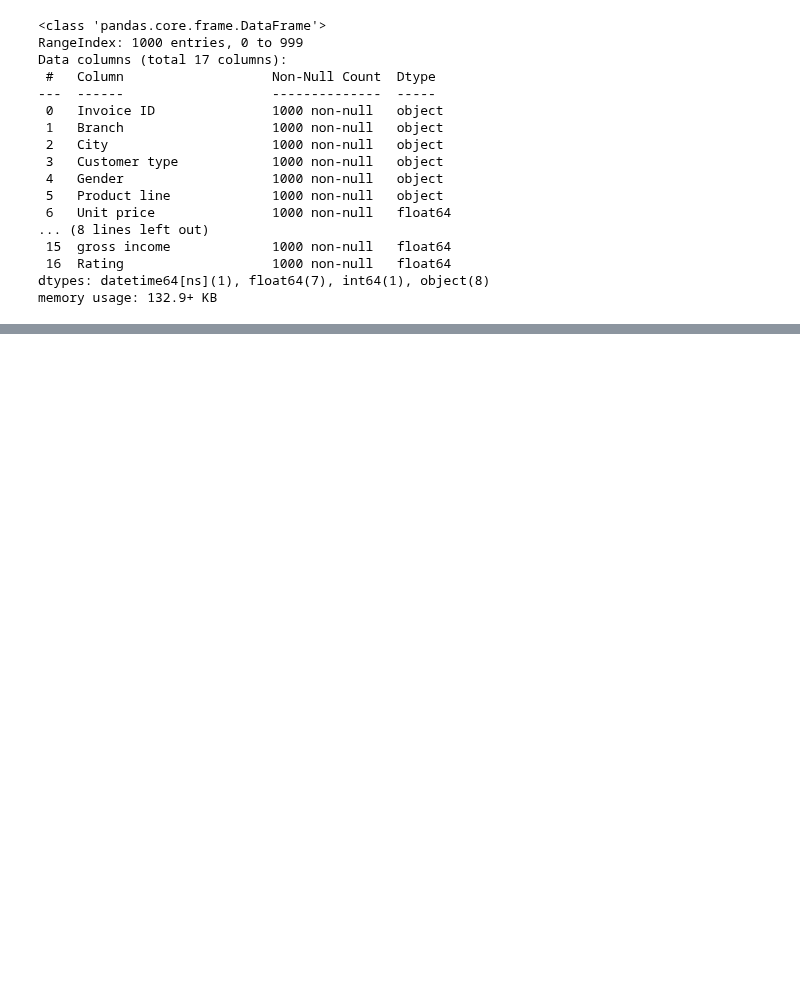
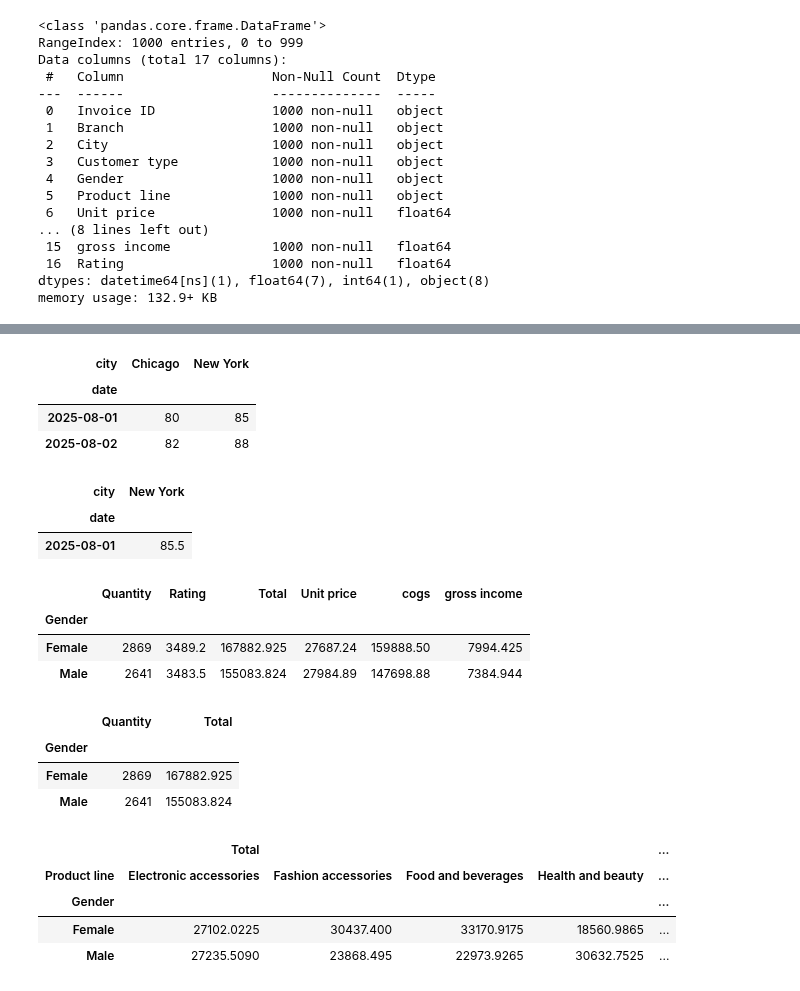
Before and after one commit to nyguerrillagirl/1000-days-of-code, a Jupyter notebook: src/python_projects/freecodecamp_data_science/anaconda_projects/part_6_reshaping_and_pivoting.ipynb, the cells around one changed output, grey strips where cells are left out. Cells and saved outputs as stored; diff of their text form; code cells hidden in the pictures; blank space fills up the shorter version.

Commit message:
Day #326 - java + dsa + figma + data science + reading (a full day really)

```diff
--- a/src/python_projects/freecodecamp_data_science/anaconda_projects/part_6_reshaping_and_pivoting.ipynb
+++ b/src/python_projects/freecodecamp_data_science/anaconda_projects/part_6_reshaping_and_pivoting.ipynb
@@ -82,4 +98,52 @@ KeyError: "['Date'] not found in axis"
+# %%
+pivoted = df.pivot(index='date', columns='city', values='temperature')
+pivoted
+# %% [output]
+| city | Chicago | New York |
+| date |  |  |
+| 2025-08-01 | 80 | 85 |
+| 2025-08-02 | 82 | 88 |
+# %%
+# pivot example with muliple values (not allowed)
+df = pd.DataFrame({
+    'date': ['2025-08-01', '2025-08-01'],
+    'city': ['New York', 'New York'],
+    'temperature': [85, 86]
+})
+# This will raise a ValueError due to duplicate index/column pairs
+#df.pivot(index='date', columns='city', values='temperature')
+
+# Fix
+df.pivot_table(index='date', columns='city', values='temperature', aggfunc='mean')
+# %% [output]
+| city | New York |
+| date |  |
+| 2025-08-01 | 85.5 |
 # %%
-# make a pivot table, add an aggregate function and select some columns
+# make a pivot table, add an aggregate function
+# pivot_table(index="Gender", columns="Total", aggfunc="sum")
+df_sales_sans_date = df_sales.drop(columns=['Date', 'Time'], errors='ignore')
+#df_sales_sans_date.info()
+df_sales_sans_date.pivot_table(index="Gender", values=["Quantity", "Rating", "Total", "Unit price", "cogs", "gross income"],aggfunc="sum")
+# %% [output]
+|  | Quantity | Rating | Total | Unit price | cogs | gross income |
+| Gender |  |  |  |  |  |  |
+| Female | 2869 | 3489.2 | 167882.925 | 27687.24 | 159888.50 | 7994.425 |
+| Male | 2641 | 3483.5 | 155083.824 | 27984.89 | 147698.88 | 7384.944 |
+# %%
+# make a pivot table, add an aggregate function and select some columns
+df_sales_sans_date.pivot_table(index="Gender", values=["Quantity", "Total"],aggfunc="sum")
+# %% [output]
+|  | Quantity | Total |
+| Gender |  |  |
+| Female | 2869 | 167882.925 |
+| Male | 2641 | 155083.824 |
 # %%
 # make a pivot table that says how much male and female spend in each
+df_sales_sans_date.pivot_table(index="Gender", columns="Product line", values=["Total"],aggfunc="sum")
+# %% [output]
+|  | Total |  |  |  | ... |
+| Product line | Electronic accessories | Fashion accessories | Food and beverages | Health and beauty | ... |
+| Gender |  |  |  |  | ... |
+| Female | 27102.0225 | 30437.400 | 33170.9175 | 18560.9865 | ... |
+| Male | 27235.5090 | 23868.495 | 22973.9265 | 30632.7525 | ... |
```
Also changed, not shown: parts of 2 cells of this notebook, 4 other files.
